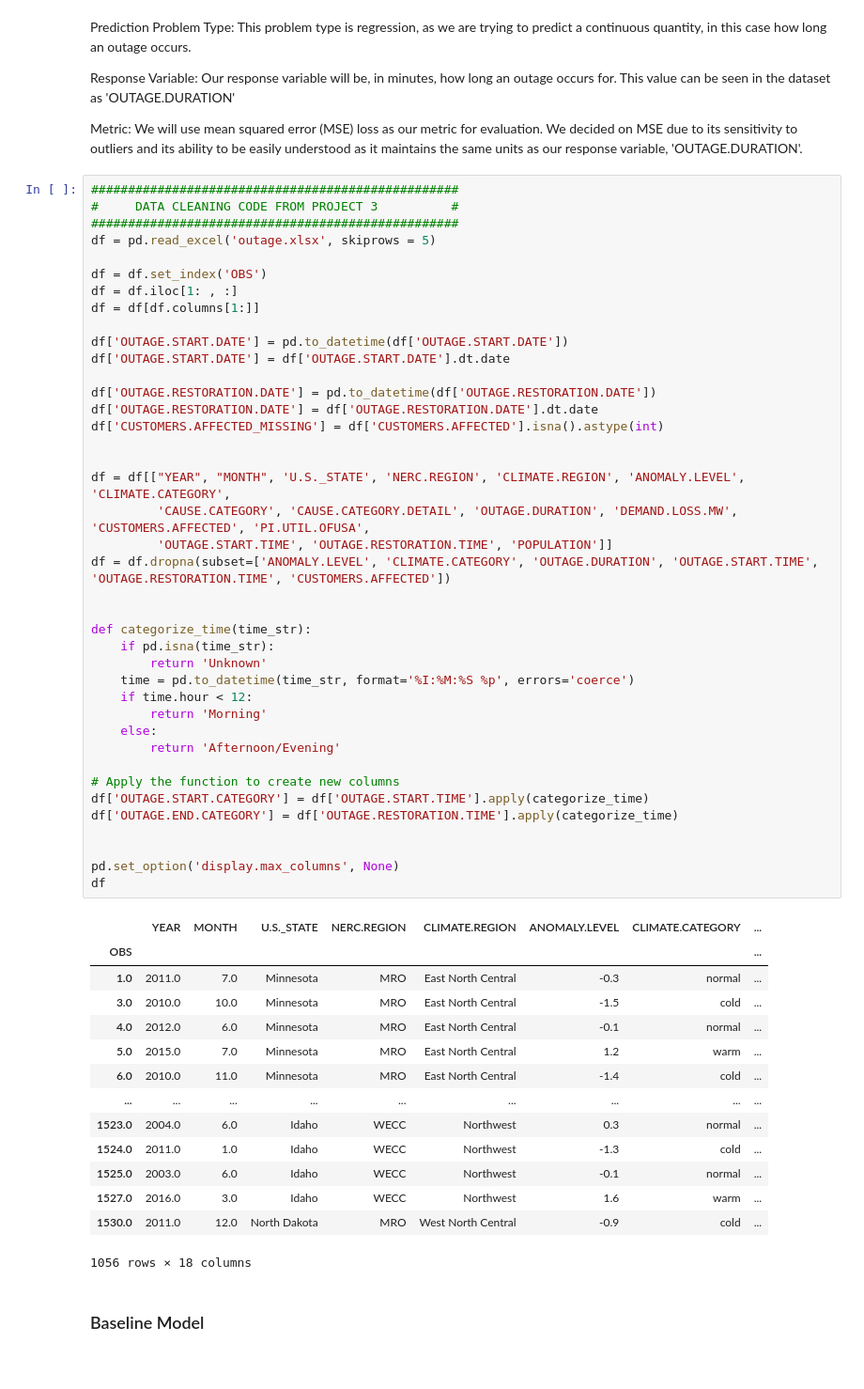
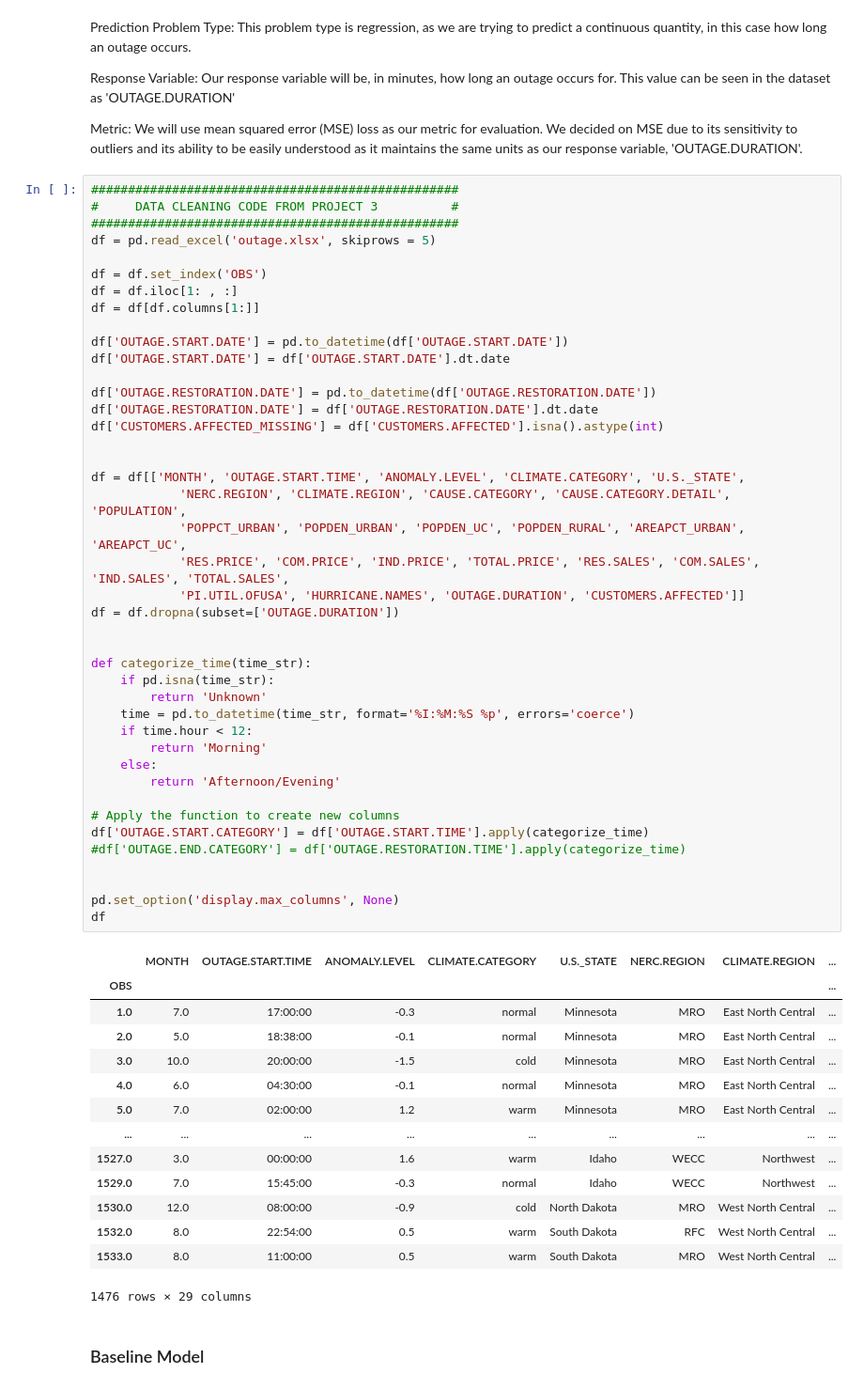
Before and after one commit to thenileriver/Outage-Duration-Prediction, a Jupyter notebook: template.ipynb, the cells around one changed output. Shown at 94% size. Drawn from its saved outputs; the diff is of its cells as text.

```diff
--- a/template.ipynb
+++ b/template.ipynb
@@ -46,52 +46,54 @@ df = pd.read_excel('outage.xlsx', skiprows = 5)
 df = df.set_index('OBS')
 df = df.iloc[1: , :]
 df = df[df.columns[1:]]
 
 df['OUTAGE.START.DATE'] = pd.to_datetime(df['OUTAGE.START.DATE'])
 df['OUTAGE.START.DATE'] = df['OUTAGE.START.DATE'].dt.date
 
 df['OUTAGE.RESTORATION.DATE'] = pd.to_datetime(df['OUTAGE.RESTORATION.DATE'])
 df['OUTAGE.RESTORATION.DATE'] = df['OUTAGE.RESTORATION.DATE'].dt.date
 df['CUSTOMERS.AFFECTED_MISSING'] = df['CUSTOMERS.AFFECTED'].isna().astype(int)
 
 
-df = df[["YEAR", "MONTH", 'U.S._STATE', 'NERC.REGION', 'CLIMATE.REGION', 'ANOMALY.LEVEL', 'CLIMATE.CATEGORY',
-         'CAUSE.CATEGORY', 'CAUSE.CATEGORY.DETAIL', 'OUTAGE.DURATION', 'DEMAND.LOSS.MW', 'CUSTOMERS.AFFECTED', 'PI.UTIL.OFUSA',
-         'OUTAGE.START.TIME', 'OUTAGE.RESTORATION.TIME', 'POPULATION']]
-df = df.dropna(subset=['ANOMALY.LEVEL', 'CLIMATE.CATEGORY', 'OUTAGE.DURATION', 'OUTAGE.START.TIME', 'OUTAGE.RESTORATION.TIME', 'CUSTOMERS.AFFECTED'])
+df = df[['MONTH', 'OUTAGE.START.TIME', 'ANOMALY.LEVEL', 'CLIMATE.CATEGORY', 'U.S._STATE',
+            'NERC.REGION', 'CLIMATE.REGION', 'CAUSE.CATEGORY', 'CAUSE.CATEGORY.DETAIL', 'POPULATION',
+            'POPPCT_URBAN', 'POPDEN_URBAN', 'POPDEN_UC', 'POPDEN_RURAL', 'AREAPCT_URBAN', 'AREAPCT_UC',
+            'RES.PRICE', 'COM.PRICE', 'IND.PRICE', 'TOTAL.PRICE', 'RES.SALES', 'COM.SALES', 'IND.SALES', 'TOTAL.SALES',
+            'PI.UTIL.OFUSA', 'HURRICANE.NAMES', 'OUTAGE.DURATION', 'CUSTOMERS.AFFECTED']]
+df = df.dropna(subset=['OUTAGE.DURATION'])
 
 
 def categorize_time(time_str):
     if pd.isna(time_str):
         return 'Unknown'
     time = pd.to_datetime(time_str, format='%I:%M:%S %p', errors='coerce')
     if time.hour < 12:
         return 'Morning'
     else:
         return 'Afternoon/Evening'
 
 # Apply the function to create new columns
 df['OUTAGE.START.CATEGORY'] = df['OUTAGE.START.TIME'].apply(categorize_time)
-df['OUTAGE.END.CATEGORY'] = df['OUTAGE.RESTORATION.TIME'].apply(categorize_time)
+#df['OUTAGE.END.CATEGORY'] = df['OUTAGE.RESTORATION.TIME'].apply(categorize_time)
 
 
 pd.set_option('display.max_columns', None)
 df
 # %% [output]
-|  | YEAR | MONTH | U.S._STATE | NERC.REGION | CLIMATE.REGION | ANOMALY.LEVEL | CLIMATE.CATEGORY | ... |
+|  | MONTH | OUTAGE.START.TIME | ANOMALY.LEVEL | CLIMATE.CATEGORY | U.S._STATE | NERC.REGION | CLIMATE.REGION | ... |
 | OBS |  |  |  |  |  |  |  | ... |
-| 1.0 | 2011.0 | 7.0 | Minnesota | MRO | East North Central | -0.3 | normal | ... |
-| 3.0 | 2010.0 | 10.0 | Minnesota | MRO | East North Central | -1.5 | cold | ... |
-| 4.0 | 2012.0 | 6.0 | Minnesota | MRO | East North Central | -0.1 | normal | ... |
-| 5.0 | 2015.0 | 7.0 | Minnesota | MRO | East North Central | 1.2 | warm | ... |
-| 6.0 | 2010.0 | 11.0 | Minnesota | MRO | East North Central | -1.4 | cold | ... |
+| 1.0 | 7.0 | 17:00:00 | -0.3 | normal | Minnesota | MRO | East North Central | ... |
+| 2.0 | 5.0 | 18:38:00 | -0.1 | normal | Minnesota | MRO | East North Central | ... |
+| 3.0 | 10.0 | 20:00:00 | -1.5 | cold | Minnesota | MRO | East North Central | ... |
+| 4.0 | 6.0 | 04:30:00 | -0.1 | normal | Minnesota | MRO | East North Central | ... |
+| 5.0 | 7.0 | 02:00:00 | 1.2 | warm | Minnesota | MRO | East North Central | ... |
 | ... | ... | ... | ... | ... | ... | ... | ... | ... |
-| 1523.0 | 2004.0 | 6.0 | Idaho | WECC | Northwest | 0.3 | normal | ... |
-| 1524.0 | 2011.0 | 1.0 | Idaho | WECC | Northwest | -1.3 | cold | ... |
-| 1525.0 | 2003.0 | 6.0 | Idaho | WECC | Northwest | -0.1 | normal | ... |
-| 1527.0 | 2016.0 | 3.0 | Idaho | WECC | Northwest | 1.6 | warm | ... |
-| 1530.0 | 2011.0 | 12.0 | North Dakota | MRO | West North Central | -0.9 | cold | ... |
+| 1527.0 | 3.0 | 00:00:00 | 1.6 | warm | Idaho | WECC | Northwest | ... |
+| 1529.0 | 7.0 | 15:45:00 | -0.3 | normal | Idaho | WECC | Northwest | ... |
+| 1530.0 | 12.0 | 08:00:00 | -0.9 | cold | North Dakota | MRO | West North Central | ... |
+| 1532.0 | 8.0 | 22:54:00 | 0.5 | warm | South Dakota | RFC | West North Central | ... |
+| 1533.0 | 8.0 | 11:00:00 | 0.5 | warm | South Dakota | MRO | West North Central | ... |
-1056 rows × 18 columns
+1476 rows × 29 columns
 # %% [markdown]
 ### Baseline Model
 # %%
```
Also changed, not shown: parts of 7 cells of this notebook.
